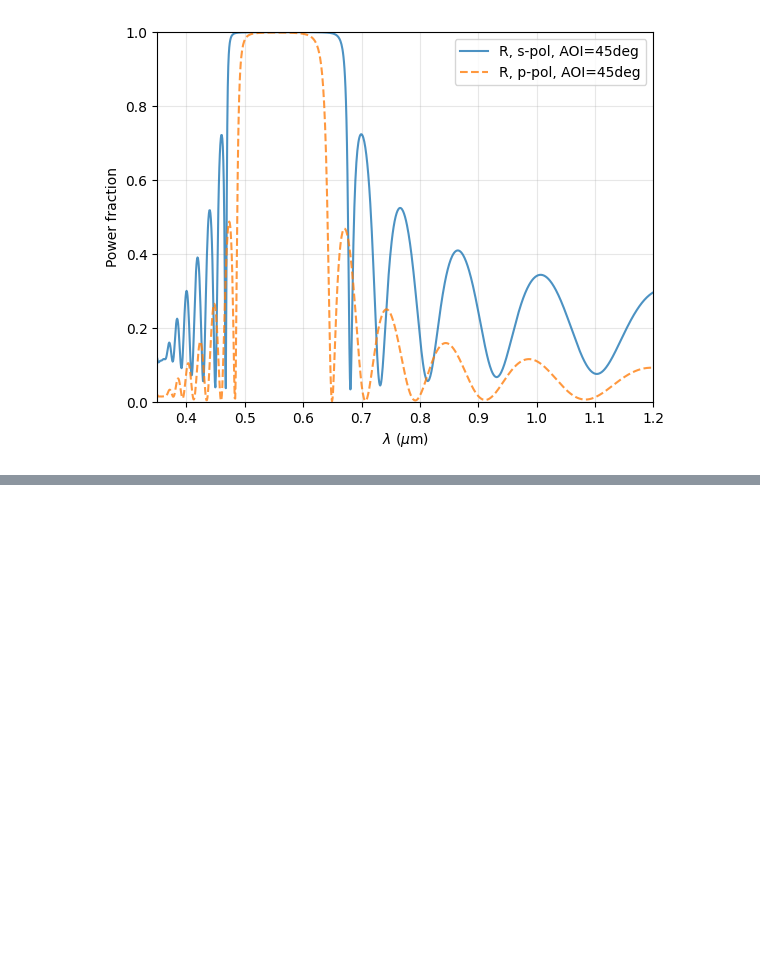
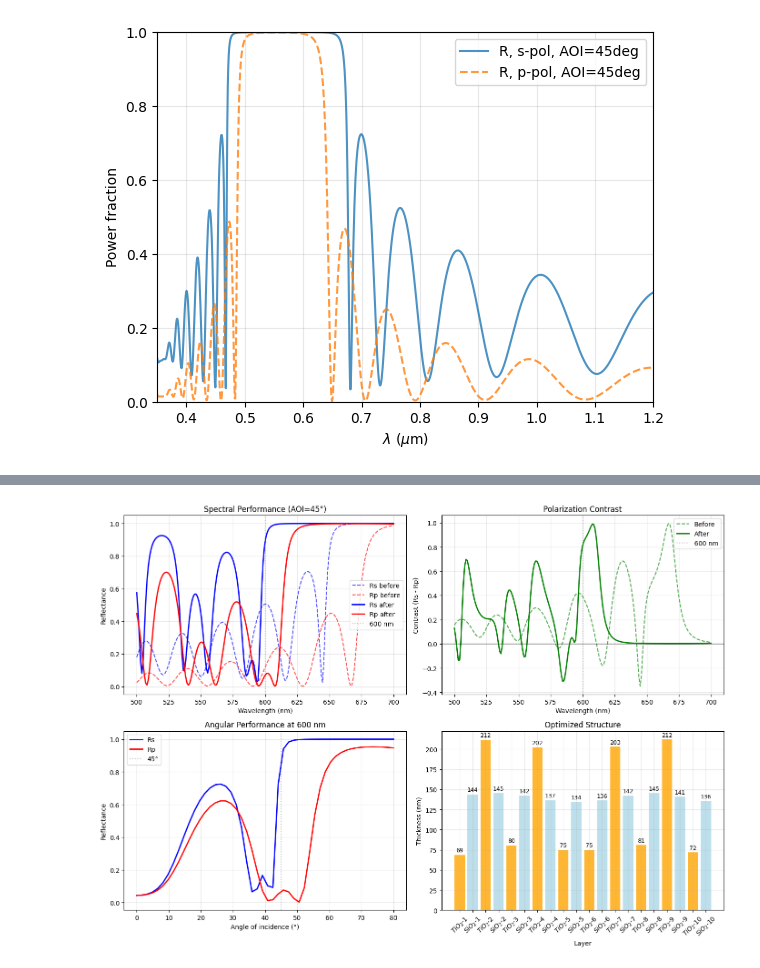
Before and after one commit to lordpositron/optiland, a Jupyter notebook: docs/gallery/thin_film/stack.ipynb, the cells around one changed output, grey strips where cells are left out. Saved outputs shown, nothing was run; the diff lists cells and outputs as text; code cells hidden in the pictures; blank space fills up the shorter version.

```diff
--- a/docs/gallery/thin_film/stack.ipynb
+++ b/docs/gallery/thin_film/stack.ipynb
@@ -63,0 +306,87 @@ plt.show()
+# %%
+# Visualization of optimized dichroic mirror performance
+fig, axes = plt.subplots(2, 2, figsize=(14, 10))
+
+# 1. Reflectance vs wavelength (before/after) for both polarizations
+wl_range = be.linspace(500, 700, 200)  # Around 600 nm
+
+# Calculate before optimization (reset and recalculate)
+optimizer.reset()
+Rs_before = [dichroic_stack.reflectance_nm_deg(wl, 45, 's').item() for wl in wl_range]
+Rp_before = [dichroic_stack.reflectance_nm_deg(wl, 45, 'p').item() for wl in wl_range]
+
+# Restore optimized state
+for i, var_info in enumerate(optimizer.variables):
+    final_thickness = result['thickness_changes'][i]['final_nm'] / 1000  # nm → μm
+    dichroic_stack.layers[i].thickness_um = final_thickness
+
+Rs_after = [dichroic_stack.reflectance_nm_deg(wl, 45, 's').item() for wl in wl_range]
+Rp_after = [dichroic_stack.reflectance_nm_deg(wl, 45, 'p').item() for wl in wl_range]
+
+axes[0,0].plot(wl_range, Rs_before, 'b--', label='Rs before', alpha=0.7)
+axes[0,0].plot(wl_range, Rp_before, 'r--', label='Rp before', alpha=0.7)
+axes[0,0].plot(wl_range, Rs_after, 'b-', label='Rs after', linewidth=2)
+axes[0,0].plot(wl_range, Rp_after, 'r-', label='Rp after', linewidth=2)
+axes[0,0].axvline(600, color='gray', linestyle=':', alpha=0.5, label='600 nm')
+axes[0,0].set_xlabel('Wavelength (nm)')
+axes[0,0].set_ylabel('Reflectance')
+axes[0,0].set_title('Spectral Performance (AOI=45°)')
+axes[0,0].legend()
+axes[0,0].grid(True, alpha=0.3)
+
+# 2. Polarization contrast (Rs - Rp)
+contrast_before = [rs - rp for rs, rp in zip(Rs_before, Rp_before)]
+contrast_after = [rs - rp for rs, rp in zip(Rs_after, Rp_after)]
+
+axes[0,1].plot(wl_range, contrast_before, 'g--', label='Before', alpha=0.7)
+axes[0,1].plot(wl_range, contrast_after, 'g-', label='After', linewidth=2)
+axes[0,1].axvline(600, color='gray', linestyle=':', alpha=0.5, label='600 nm')
+axes[0,1].axhline(0, color='black', linestyle='-', alpha=0.3)
+axes[0,1].set_xlabel('Wavelength (nm)')
+axes[0,1].set_ylabel('Contrast (Rs - Rp)')
+axes[0,1].set_title('Polarization Contrast')
+axes[0,1].legend()
+axes[0,1].grid(True, alpha=0.3)
+
+# 3. Reflectance vs angle of incidence at 600 nm
+angles = be.linspace(0, 80, 50)
+Rs_angle = [dichroic_stack.reflectance_nm_deg(600, angle, 's').item() for angle in angles]
+Rp_angle = [dichroic_stack.reflectance_nm_deg(600, angle, 'p').item() for angle in angles]
+
+axes[1,0].plot(angles, Rs_angle, 'b-', label='Rs', linewidth=2)
+axes[1,0].plot(angles, Rp_angle, 'r-', label='Rp', linewidth=2)
+axes[1,0].axvline(45, color='gray', linestyle=':', alpha=0.5, label='45°')
+axes[1,0].set_xlabel('Angle of incidence (°)')
+axes[1,0].set_ylabel('Reflectance')
+axes[1,0].set_title('Angular Performance at 600 nm')
+axes[1,0].legend()
+axes[1,0].grid(True, alpha=0.3)
+
+# 4. Optimized stack structure
+layer_names = [layer.name for layer in dichroic_stack.layers]
+thicknesses = [layer.thickness_um * 1000 for layer in dichroic_stack.layers]  # in nm
+colors = ['orange' if 'TiO' in name else 'lightblue' for name in layer_names]
+
+bars = axes[1,1].bar(range(len(layer_names)), thicknesses, color=colors, alpha=0.8)
+axes[1,1].set_xlabel('Layer')
+axes[1,1].set_ylabel('Thickness (nm)')
+axes[1,1].set_title('Optimized Structure')
+axes[1,1].set_xticks(range(len(layer_names)))
+axes[1,1].set_xticklabels(layer_names, rotation=45)
+axes[1,1].grid(True, alpha=0.3)
+
+# Add values on bars
+for bar, thickness in zip(bars, thicknesses):
+    height = bar.get_height()
+    axes[1,1].text(bar.get_x() + bar.get_width()/2., height + 2,
+                   f'{thickness:.0f}', ha='center', va='bottom', fontsize=9)
+
+plt.tight_layout()
+plt.show()
+
+print(f"\n🎯 Optimized dichroic mirror summary:")
+print(f"   • Effectively separates s and p polarizations at 600 nm")
+print(f"   • Maximum contrast of {max(contrast_after):.3f} at {wl_range[contrast_after.index(max(contrast_after))]:.0f} nm")
+print(f"   • Optimized for 45° angle of incidence")
+# %% [output]
+[figure, added]
```
Also changed, not shown: parts of 25 cells of this notebook, 3 other files.
